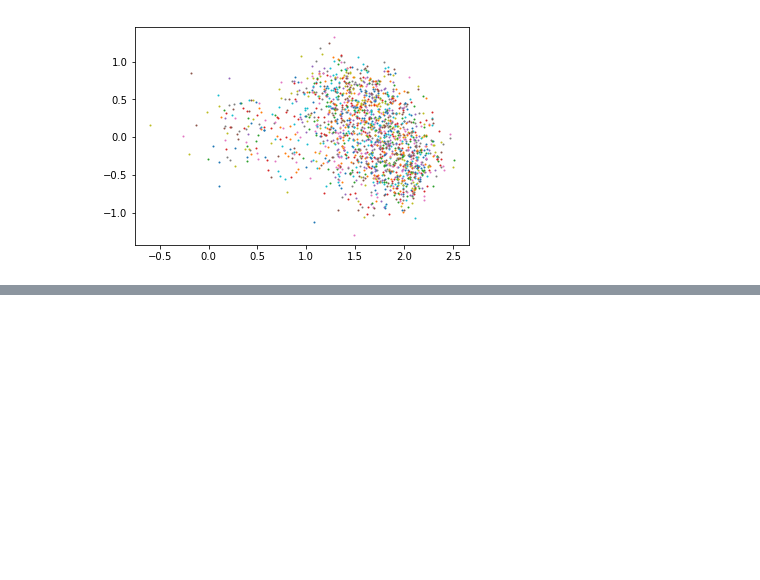
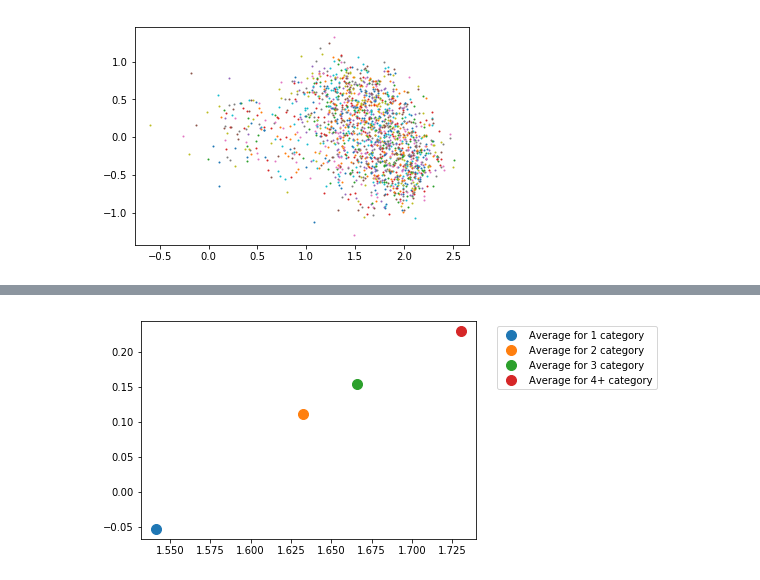
Before and after one commit to reislerjul/-MovieLens-Visualization, a Jupyter notebook: Visualizations.ipynb, the cells around one changed output, grey strips where cells are left out. Saved outputs shown, nothing was run; the diff lists cells and outputs as text; code cells hidden in the pictures; blank space fills up the shorter version.

```diff
--- a/Visualizations.ipynb
+++ b/Visualizations.ipynb
@@ -401,0 +559,21 @@ plt.show()
+# %%
+plt.plot([np.mean(np.array(ratings3[0][0]))], \
+         [np.mean(np.array(ratings3[0][1]))], 'o', markersize=10, \
+         label='Average for 1 category')
+
+plt.plot([np.mean(np.array(ratings3[1][0]))], \
+         [np.mean(np.array(ratings3[1][1]))], 'o', markersize=10, \
+         label='Average for 2 category')
+
+plt.plot([np.mean(np.array(ratings3[2][0]))], \
+         [np.mean(np.array(ratings3[2][1]))], 'o', markersize=10, \
+         label='Average for 3 category')
+
+plt.plot([np.mean(np.array(ratings3[3][0]))], \
+         [np.mean(np.array(ratings3[3][1]))], 'o', markersize=10, \
+         label='Average for 4+ category')
+
+plt.legend(loc=2, bbox_to_anchor=(1.05, 1))
+plt.show()
+# %% [output]
+[figure, added]
```
Also changed, not shown: parts of 12 cells of this notebook.
